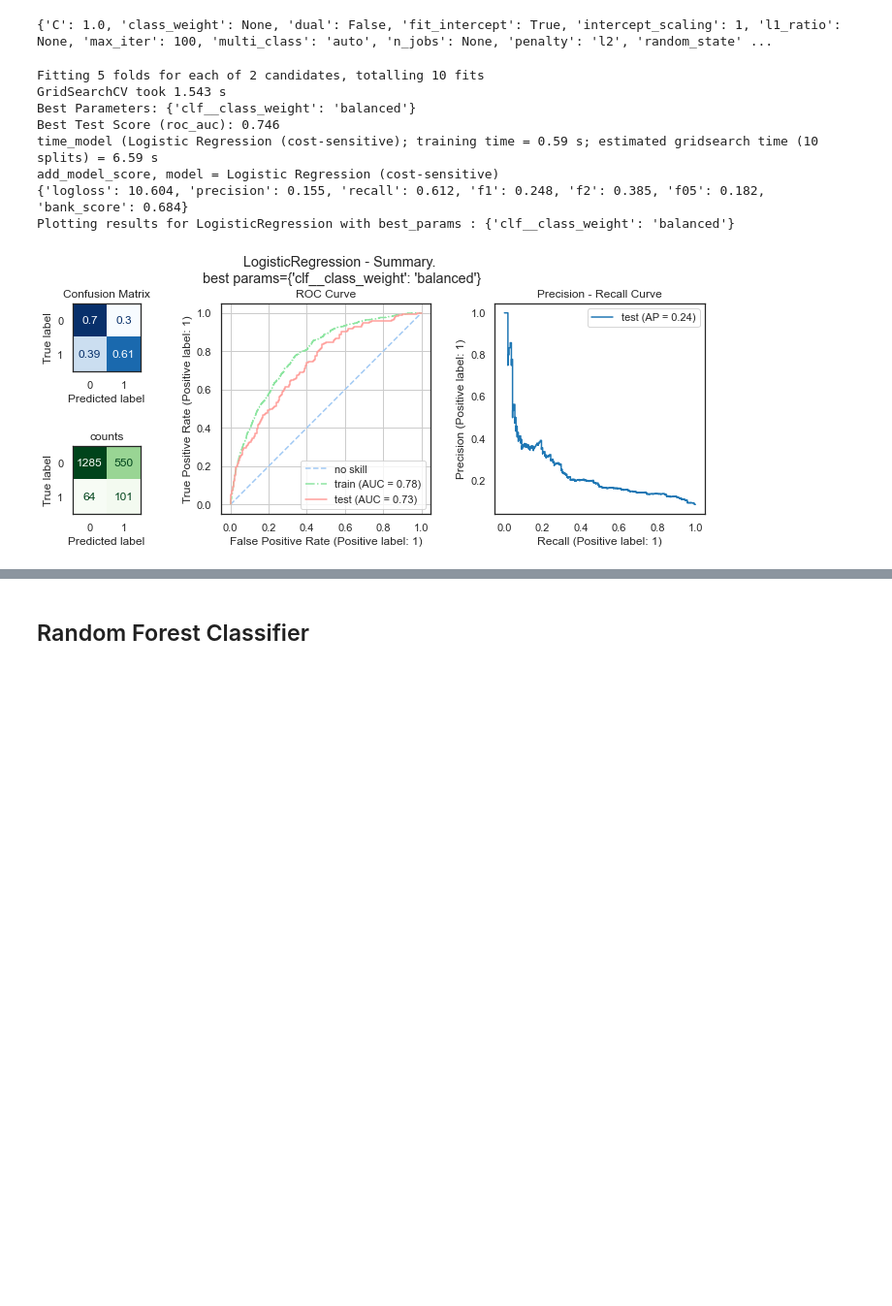
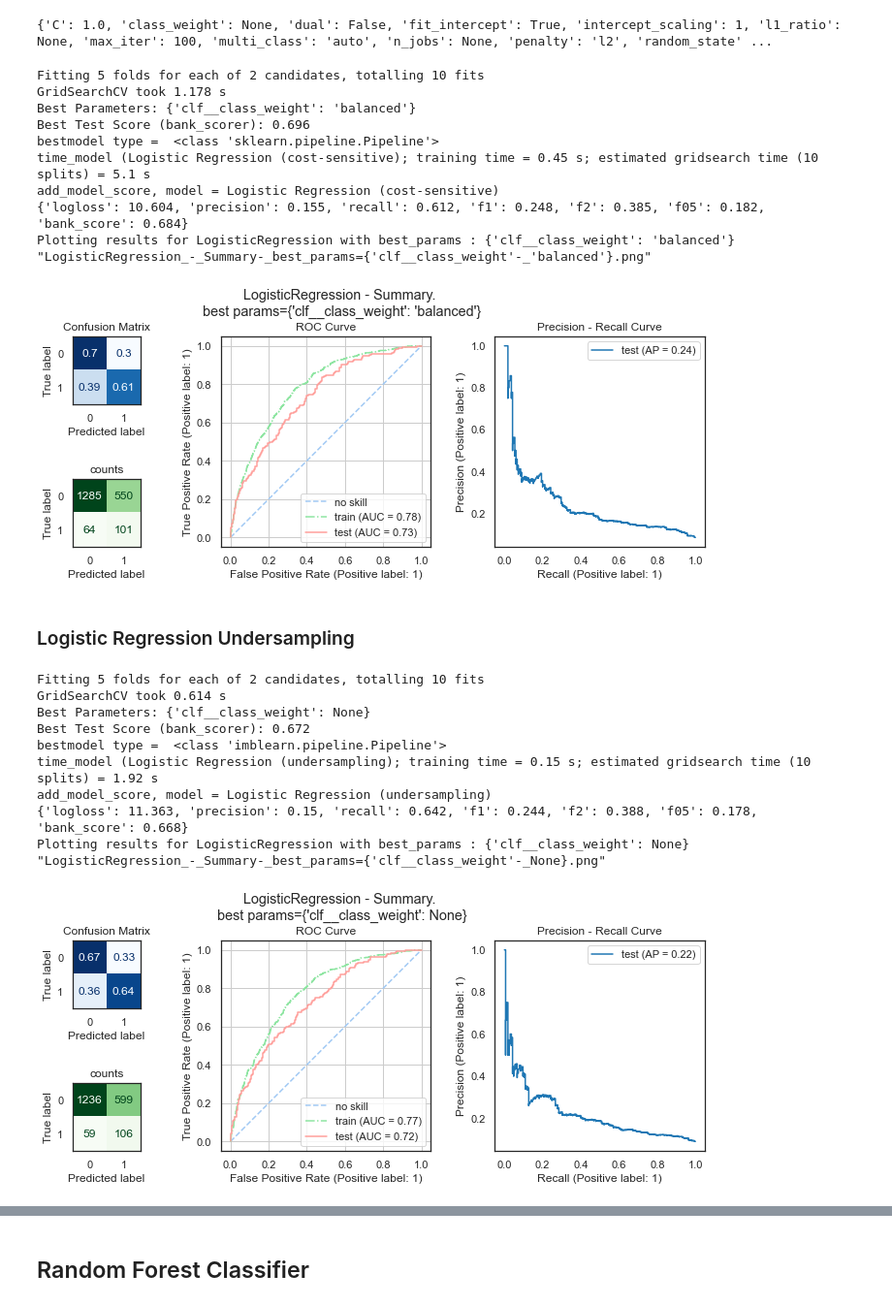
Before and after one commit to mrcreasey/oc-ds-p7-scoring-dashboard, a Jupyter notebook: code/P7_modelisation.ipynb, the cells around one changed output, grey strips where cells are left out. Shown at 97% size. Saved outputs shown, nothing was run; the diff lists cells and outputs as text; code cells hidden in the pictures; blank space fills up the shorter version.

```diff
--- a/code/P7_modelisation.ipynb
+++ b/code/P7_modelisation.ipynb
@@ -2000,24 +2005,61 @@ lr_pipeline = Pipeline(steps=[
     ('preprocess',numeric_pipeline),
     ('sampling', 'passthrough'),
     ('feat_select','passthrough'),
-   ('clf', LogisticRegression(class_weight='balanced')),
+   ('clf', LogisticRegression()),
 ])
 
 param_grid={
-    'clf__class_weight':[None,'balanced']
+    'clf__class_weight':[None,'balanced'],
+    # 'clf__penalty':['l1','l2'],
+    # 'clf__solver':['liblinear']
 }
-gs = search_best_model(model_name, lr_pipeline,
-                       param_grid, x_train, y_train, refit_scorer='f2_scorer')
+gs = search_best_model(model_name, lr_pipeline,param_grid, x_train, y_train,refit_scorer='f2_scorer')
 y_pred = score_model(model_name, gs, x_train,y_train, x_test, y_test)
 print(performance_metrics(y_test,y_pred))
 plot_cm_roc(lr_pipeline,gs,x_train,y_train,x_test, y_test,y_pred)
 # %% [output]
 Fitting 5 folds for each of 2 candidates, totalling 10 fits
-GridSearchCV took 1.543 s
+GridSearchCV took 1.178 s
 Best Parameters: {'clf__class_weight': 'balanced'}
-Best Test Score (roc_auc): 0.746
-time_model (Logistic Regression (cost-sensitive); training time = 0.59 s; estimated gridsearch time (10 splits) = 6.59 s
+Best Test Score (bank_scorer): 0.696
+bestmodel type =  <class 'sklearn.pipeline.Pipeline'>
+time_model (Logistic Regression (cost-sensitive); training time = 0.45 s; estimated gridsearch time (10 splits) = 5.1 s
 add_model_score, model = Logistic Regression (cost-sensitive)
 {'logloss': 10.604, 'precision': 0.155, 'recall': 0.612, 'f1': 0.248, 'f2': 0.385, 'f05': 0.182, 'bank_score': 0.684}
 Plotting results for LogisticRegression with best_params : {'clf__class_weight': 'balanced'}
+"LogisticRegression_-_Summary-_best_params={'clf__class_weight'-_'balanced'}.png"
 [figure]
+# %% [markdown]
+### Logistic Regression Undersampling
+# %%
+# Random undersampling
+model_name='Logistic Regression (undersampling)'
+undersampler = RandomUnderSampler(sampling_strategy='majority')
+
+lr_pipeline = imbpipeline.Pipeline(steps=[
+    # ('preprocess',numeric_pipeline),
+    ('sampling', undersampler),
+    # ('feat_select','passthrough'),
+   ('clf', LogisticRegression(class_weight='balanced')),
+])
+param_grid={
+    # 'sampling':[undersampler],
+     'clf__class_weight':[None,'balanced'],
+    # 'clf__solver':['lbfgs','liblinear']
+}
+gs = search_best_model(model_name, lr_pipeline,param_grid, x_train_prep, y_train)
+y_pred = score_model(model_name, gs, x_train_prep,y_train, x_test_prep, y_test)
+print(performance_metrics(y_test,y_pred))
+plot_cm_roc(lr_pipeline,gs,x_train_prep,y_train,x_test_prep, y_test,y_pred)
+# %% [output]
+Fitting 5 folds for each of 2 candidates, totalling 10 fits
+GridSearchCV took 0.614 s
+Best Parameters: {'clf__class_weight': None}
+Best Test Score (bank_scorer): 0.672
+bestmodel type =  <class 'imblearn.pipeline.Pipeline'>
+time_model (Logistic Regression (undersampling); training time = 0.15 s; estimated gridsearch time (10 splits) = 1.92 s
+add_model_score, model = Logistic Regression (undersampling)
+{'logloss': 11.363, 'precision': 0.15, 'recall': 0.642, 'f1': 0.244, 'f2': 0.388, 'f05': 0.178, 'bank_score': 0.668}
+Plotting results for LogisticRegression with best_params : {'clf__class_weight': None}
+"LogisticRegression_-_Summary-_best_params={'clf__class_weight'-_None}.png"
+[figure, added]
```
Also changed, not shown: parts of 29 cells of this notebook.
